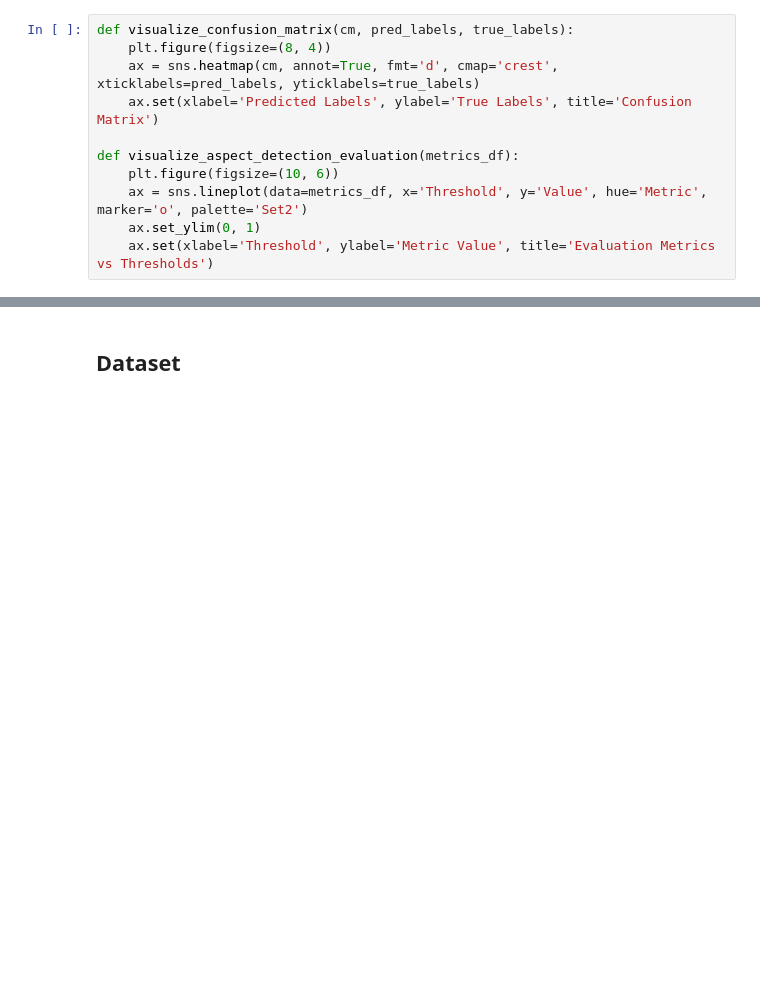
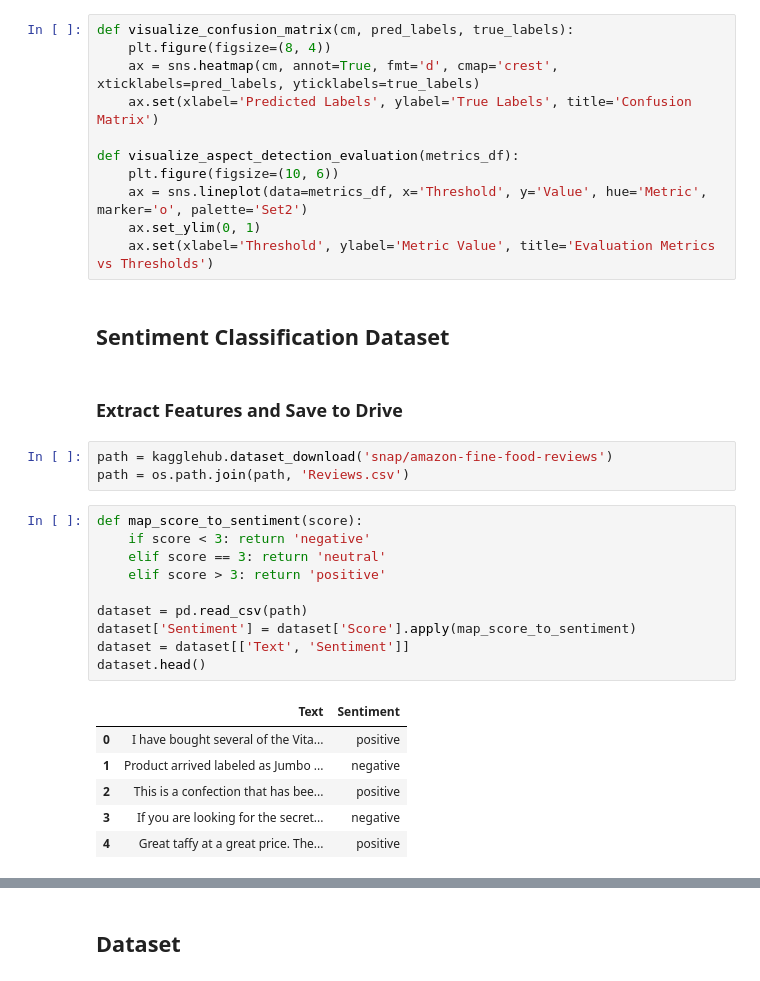
Before and after one commit to tabaraei/aspect-based-sentiment-analysis, a Jupyter notebook: ABSA.ipynb, the cells around one changed output, grey strips where cells are left out. Saved outputs shown, nothing was run; the diff lists cells and outputs as text; blank space fills up the shorter version.

```diff
--- a/ABSA.ipynb
+++ b/ABSA.ipynb
@@ -49,3 +61,27 @@ def visualize_aspect_detection_evaluation(metrics_df):
     ax = sns.lineplot(data=metrics_df, x='Threshold', y='Value', hue='Metric', marker='o', palette='Set2')
     ax.set_ylim(0, 1)
     ax.set(xlabel='Threshold', ylabel='Metric Value', title='Evaluation Metrics vs Thresholds')
+# %% [markdown]
+## Sentiment Classification Dataset
+# %% [markdown]
+### Extract Features and Save to Drive
+# %%
+path = kagglehub.dataset_download('snap/amazon-fine-food-reviews')
+path = os.path.join(path, 'Reviews.csv')
+# %%
+def map_score_to_sentiment(score):
+    if score < 3: return 'negative'
+    elif score == 3: return 'neutral'
+    elif score > 3: return 'positive'
+
+dataset = pd.read_csv(path)
+dataset['Sentiment'] = dataset['Score'].apply(map_score_to_sentiment)
+dataset = dataset[['Text', 'Sentiment']]
+dataset.head()
+# %% [output]
+|  | Text | Sentiment |
+| 0 | I have bought several of the Vita... | positive |
+| 1 | Product arrived labeled as Jumbo ... | negative |
+| 2 | This is a confection that has bee... | positive |
+| 3 | If you are looking for the secret... | negative |
+| 4 | Great taffy at a great price. The... | positive |
```
Also changed, not shown: parts of 21 cells of this notebook.
